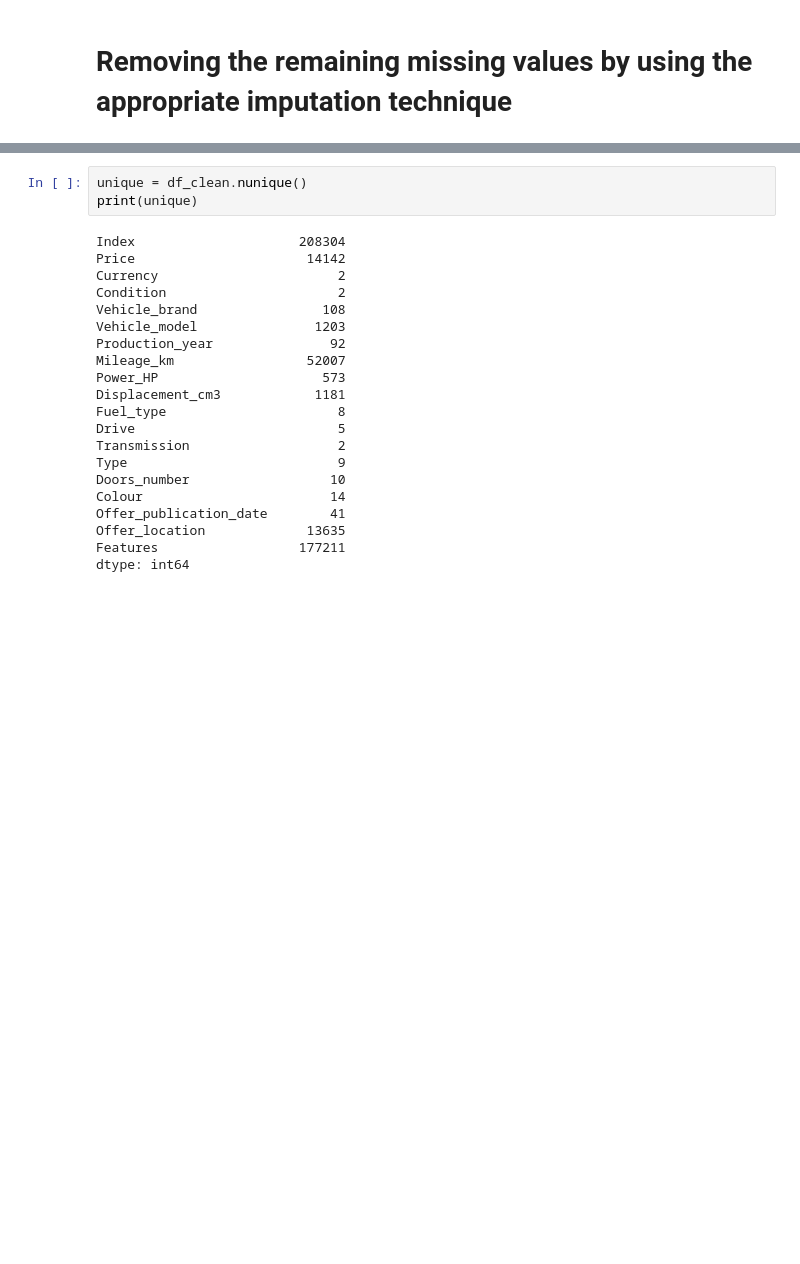
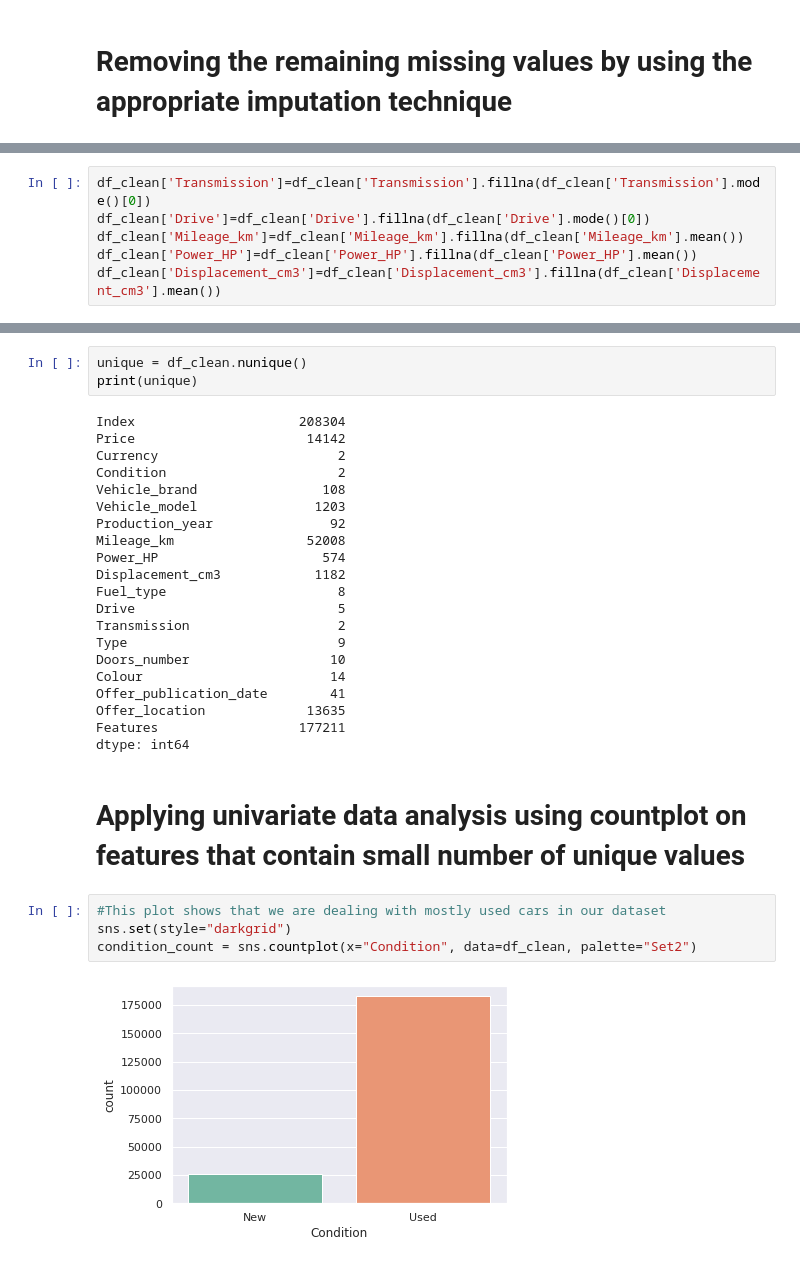
Before and after one commit to Youssefporsche/EDA_milestone1, a Jupyter notebook: EDA_milestone1.ipynb, the cells around one changed output, grey strips where cells are left out. Drawn from its saved outputs; the diff is of its cells as text; blank space fills up the shorter version.

Commit message:
Applied univariate & multivariate data analysis

```diff
--- a/EDA_milestone1.ipynb
+++ b/EDA_milestone1.ipynb
@@ -176,0 +201,6 @@ df_clean = data.drop(['Vehicle_version', 'Vehicle_generation','CO2_emissions','O
+# %%
+df_clean['Transmission']=df_clean['Transmission'].fillna(df_clean['Transmission'].mode()[0])
+df_clean['Drive']=df_clean['Drive'].fillna(df_clean['Drive'].mode()[0])
+df_clean['Mileage_km']=df_clean['Mileage_km'].fillna(df_clean['Mileage_km'].mean())
+df_clean['Power_HP']=df_clean['Power_HP'].fillna(df_clean['Power_HP'].mean())
+df_clean['Displacement_cm3']=df_clean['Displacement_cm3'].fillna(df_clean['Displacement_cm3'].mean())
@@ -185,9 +239,9 @@ Condition                      2
 Vehicle_brand                108
 Vehicle_model               1203
 Production_year               92
-Mileage_km                 52007
-Power_HP                     573
-Displacement_cm3            1181
+Mileage_km                 52008
+Power_HP                     574
+Displacement_cm3            1182
 Fuel_type                      8
 Drive                          5
 Transmission                   2
@@ -198,3 +252,11 @@ Offer_publication_date        41
 Offer_location             13635
 Features                  177211
 dtype: int64
+# %% [markdown]
+# Applying univariate data analysis using countplot on features that contain small number of unique values
+# %%
+#This plot shows that we are dealing with mostly used cars in our dataset
+sns.set(style="darkgrid")
+condition_count = sns.countplot(x="Condition", data=df_clean, palette="Set2")
+# %% [output]
+[figure, added]
```
Also changed, not shown: parts of 19 cells of this notebook.
